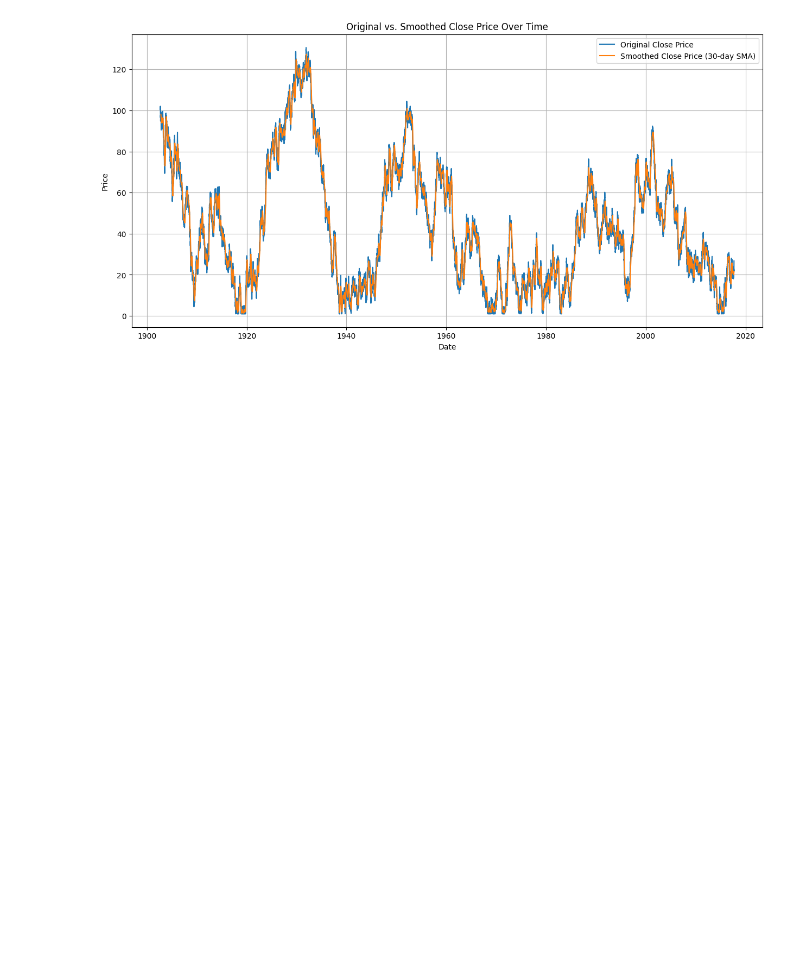
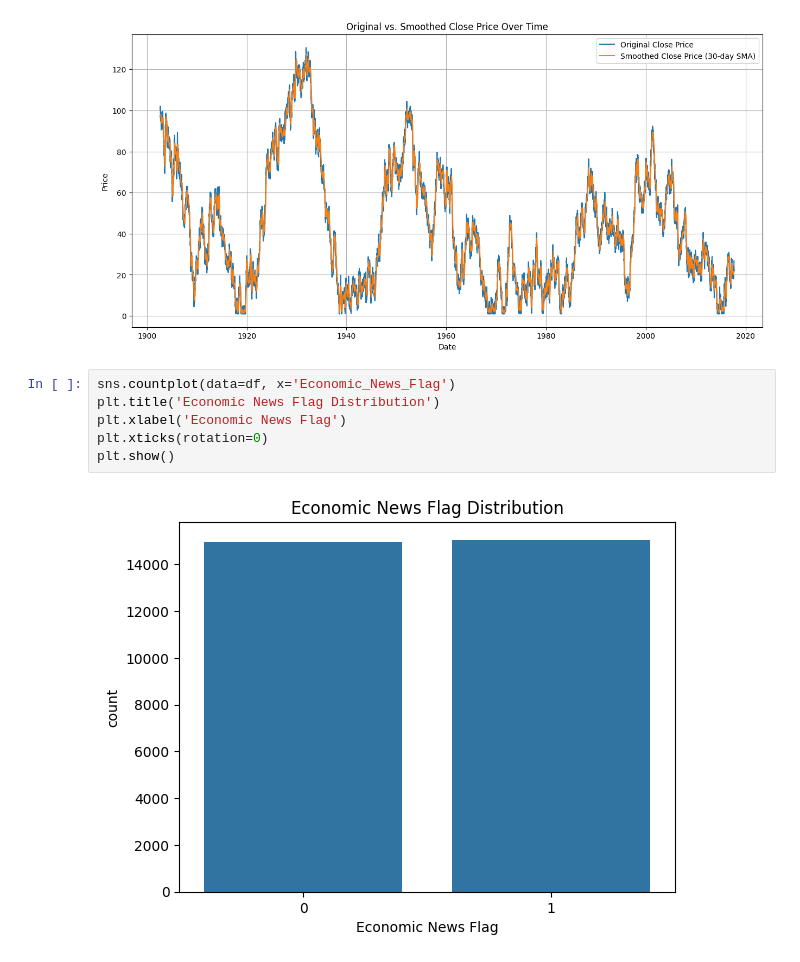
Before and after one commit to kxrrym03/Market-Trends, a Jupyter notebook: Market_Trends.ipynb, the cells around one changed output. Cells and saved outputs as stored; diff of their text form; blank space fills up the shorter version.

```diff
--- a/Market_Trends.ipynb
+++ b/Market_Trends.ipynb
@@ -119,3 +119,11 @@ plt.grid(True)
 plt.show()
 # %% [output]
 [figure]
+# %%
+sns.countplot(data=df, x='Economic_News_Flag')
+plt.title('Economic News Flag Distribution')
+plt.xlabel('Economic News Flag')
+plt.xticks(rotation=0)
+plt.show()
+# %% [output]
+[figure, added]
```
